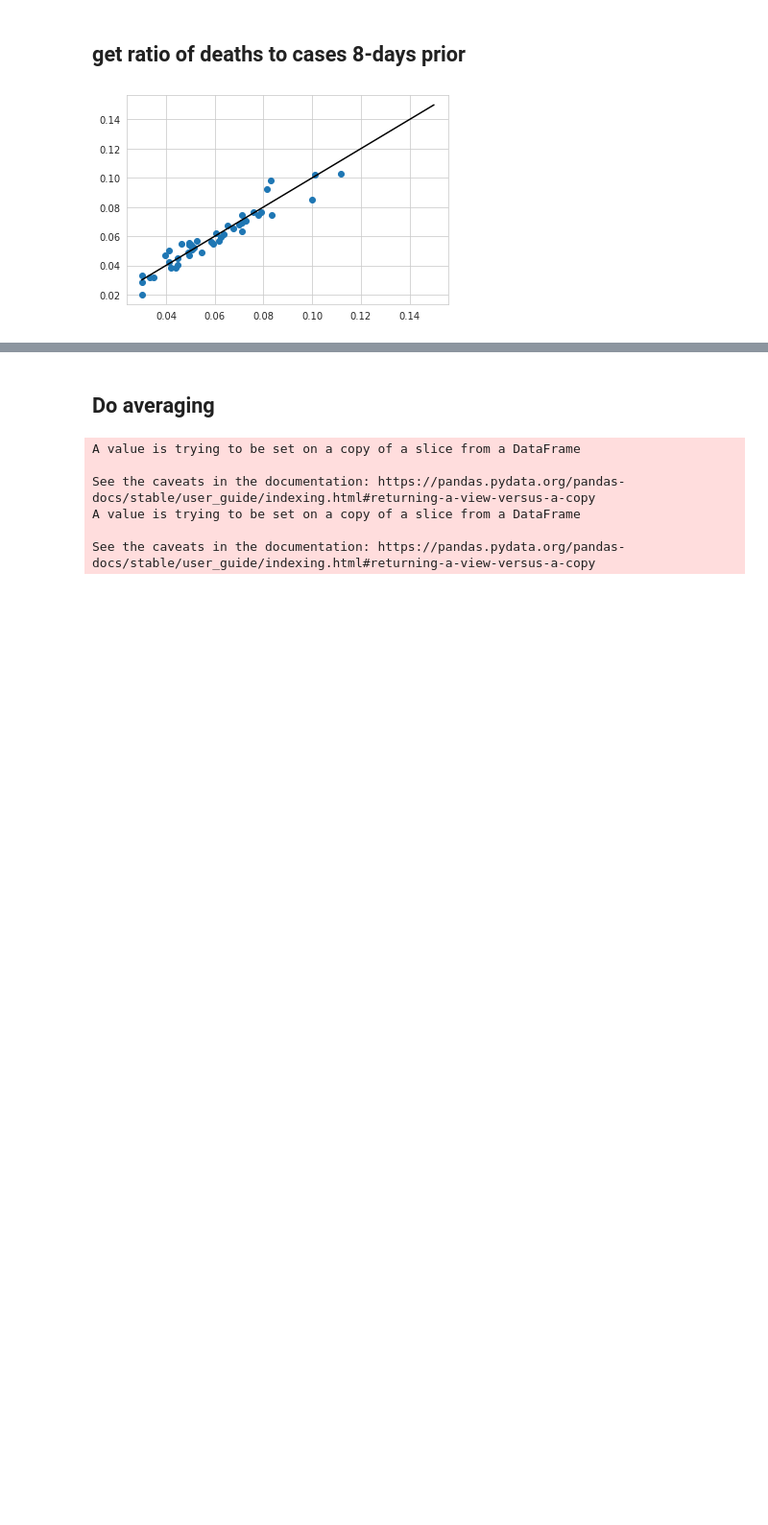
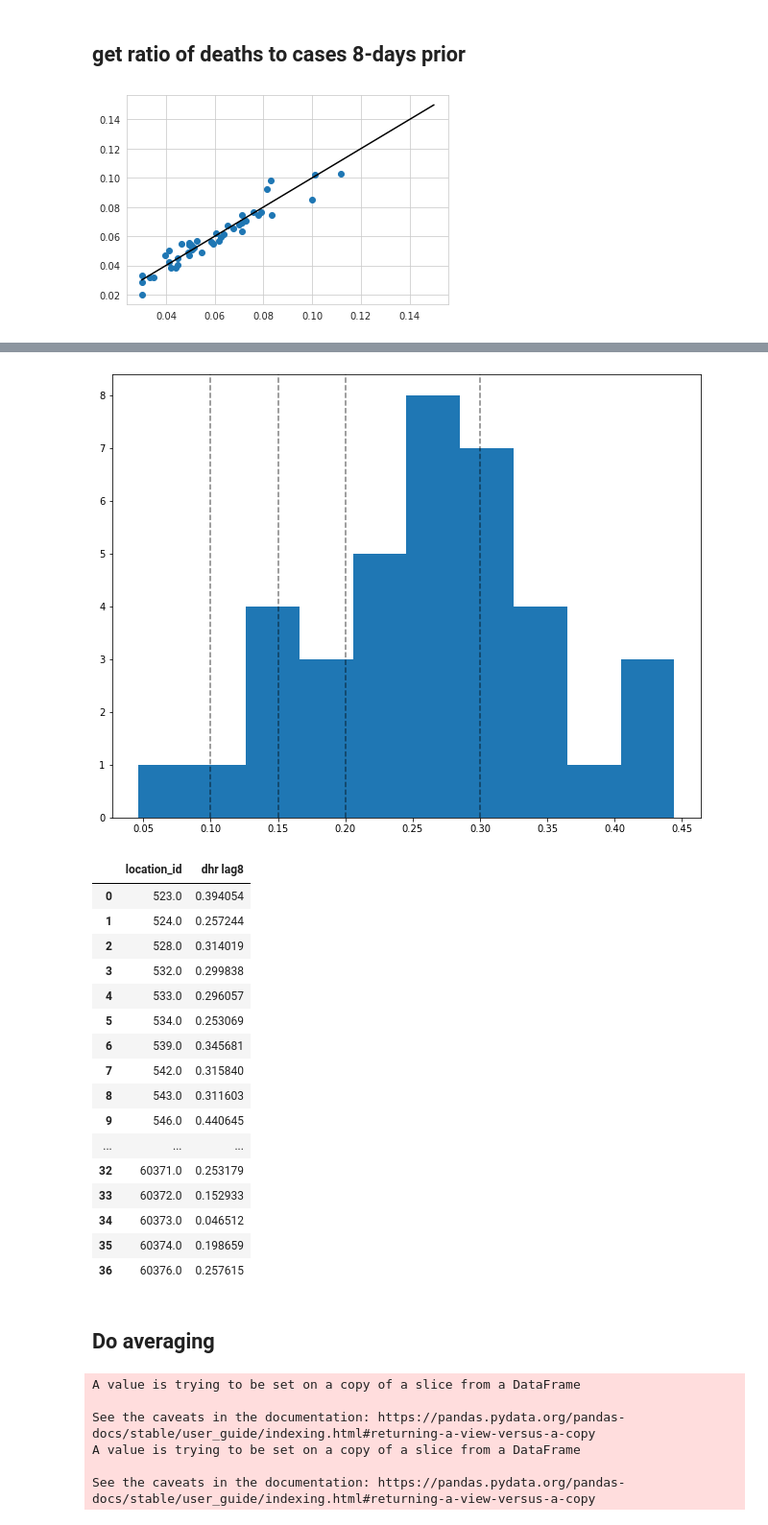
Before and after one commit to ihmeuw/covid-model-deaths, a Jupyter notebook: notebooks/experiments/cases_to_deaths_direct.ipynb, the cells around one changed output, grey strips where cells are left out. Shown at 96% size. Drawn from its saved outputs; the diff is of its cells as text; code cells hidden in the pictures; blank space fills up the shorter version.

```diff
--- a/notebooks/experiments/cases_to_deaths_direct.ipynb
+++ b/notebooks/experiments/cases_to_deaths_direct.ipynb
@@ -264,3 +261,36 @@ plt.show()
+# %%
+import matplotlib.pyplot as plt
+dhr_df = pd.read_csv('/ihme/covid-19/deaths/dev/2020_04_23_Europe_gm_17/lagged_death_to_hosp_ratios.csv')
+
+# all data
+plt.figure(figsize=(11, 8.5))
+plt.hist(dhr_df['dhr lag8'], bins=10)
+plt.axvline(0.1, linestyle='--', color='black', alpha=0.5)
+plt.axvline(0.15, linestyle='--', color='black', alpha=0.5)
+plt.axvline(0.2, linestyle='--', color='black', alpha=0.5)
+plt.axvline(0.3, linestyle='--', color='black', alpha=0.5)
+plt.show()
+
+dhr_df
+# %% [output]
+[figure, added]
+|  | location_id | dhr lag8 |
+| 0 | 523.0 | 0.394054 |
+| 1 | 524.0 | 0.257244 |
+| 2 | 528.0 | 0.314019 |
+| 3 | 532.0 | 0.299838 |
+| 4 | 533.0 | 0.296057 |
+| 5 | 534.0 | 0.253069 |
+| 6 | 539.0 | 0.345681 |
+| 7 | 542.0 | 0.315840 |
+| 8 | 543.0 | 0.311603 |
+| 9 | 546.0 | 0.440645 |
+| ... | ... | ... |
+| 32 | 60371.0 | 0.253179 |
+| 33 | 60372.0 | 0.152933 |
+| 34 | 60373.0 | 0.046512 |
+| 35 | 60374.0 | 0.198659 |
+| 36 | 60376.0 | 0.257615 |
 # %% [markdown]
 ## Do averaging
 # %%
```
Also changed, not shown: parts of 1 cell of this notebook.
